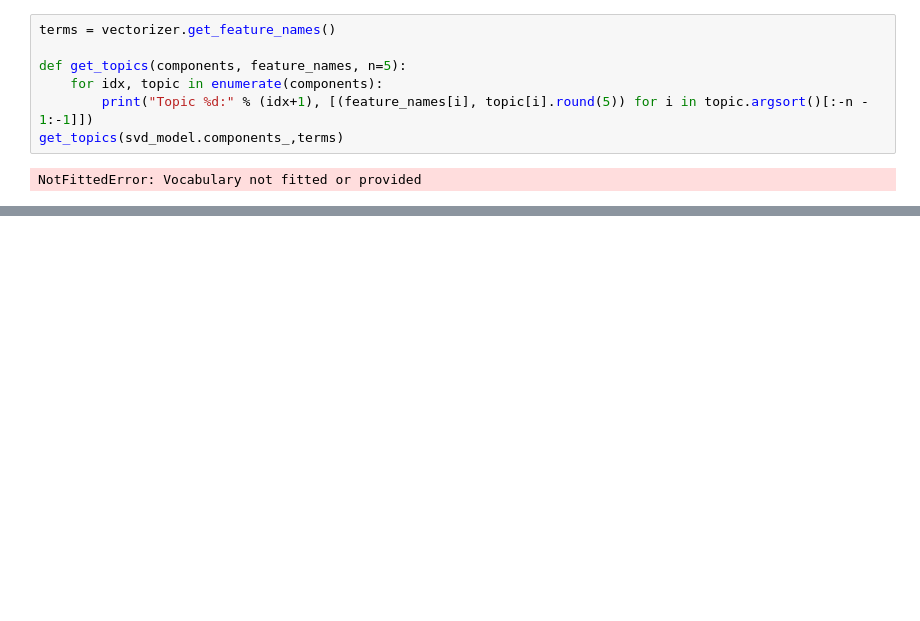
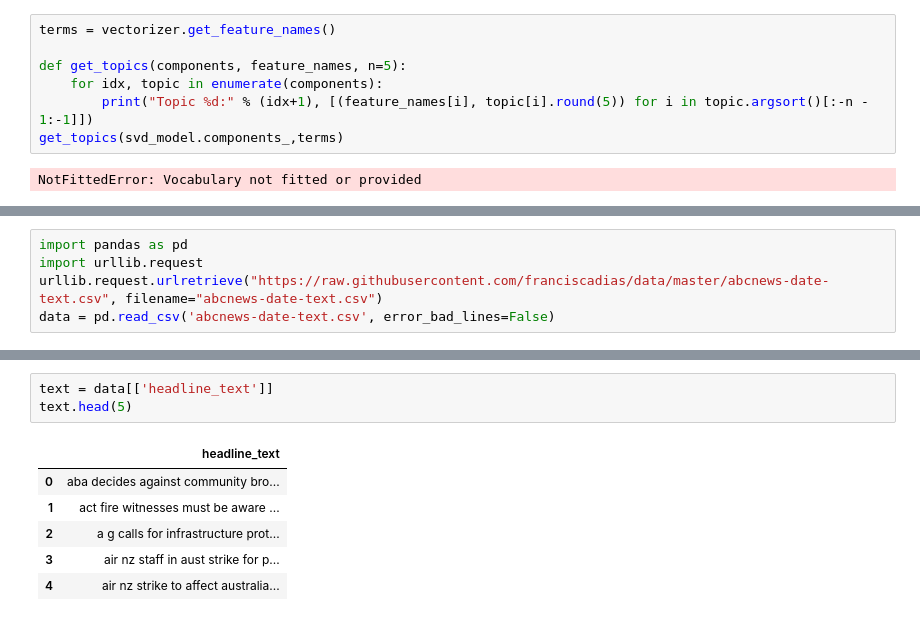
Before and after one commit to Ella77/btb_nlp, a Jupyter notebook: 07_topicmodeling.ipynb, the cells around one changed output, grey strips where cells are left out. Saved outputs shown, nothing was run; the diff lists cells and outputs as text; blank space fills up the shorter version.

```diff
--- a/07_topicmodeling.ipynb
+++ b/07_topicmodeling.ipynb
@@ -226,0 +294,5 @@ NotFittedError: Vocabulary not fitted or provided
+# %%
+import pandas as pd
+import urllib.request
+urllib.request.urlretrieve("https://raw.githubusercontent.com/franciscadias/data/master/abcnews-date-text.csv", filename="abcnews-date-text.csv")
+data = pd.read_csv('abcnews-date-text.csv', error_bad_lines=False)
@@ -226,0 +312,10 @@ NotFittedError: Vocabulary not fitted or provided
+# %%
+text = data[['headline_text']]
+text.head(5)
+# %% [output]
+|  | headline_text |
+| 0 | aba decides against community bro... |
+| 1 | act fire witnesses must be aware ... |
+| 2 | a g calls for infrastructure prot... |
+| 3 | air nz staff in aust strike for p... |
+| 4 | air nz strike to affect australia... |
```
Also changed, not shown: parts of 28 cells of this notebook, 1 other file.
